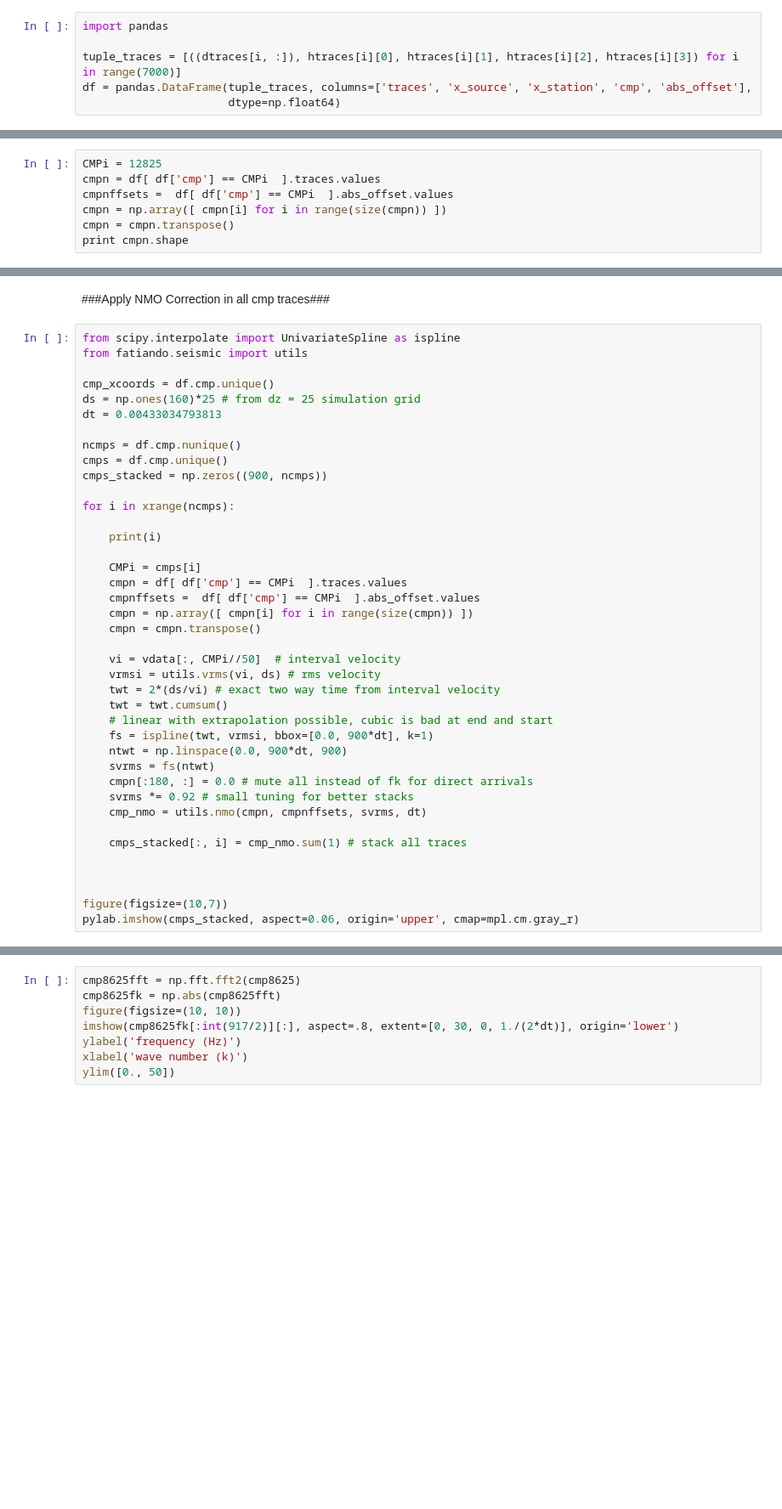
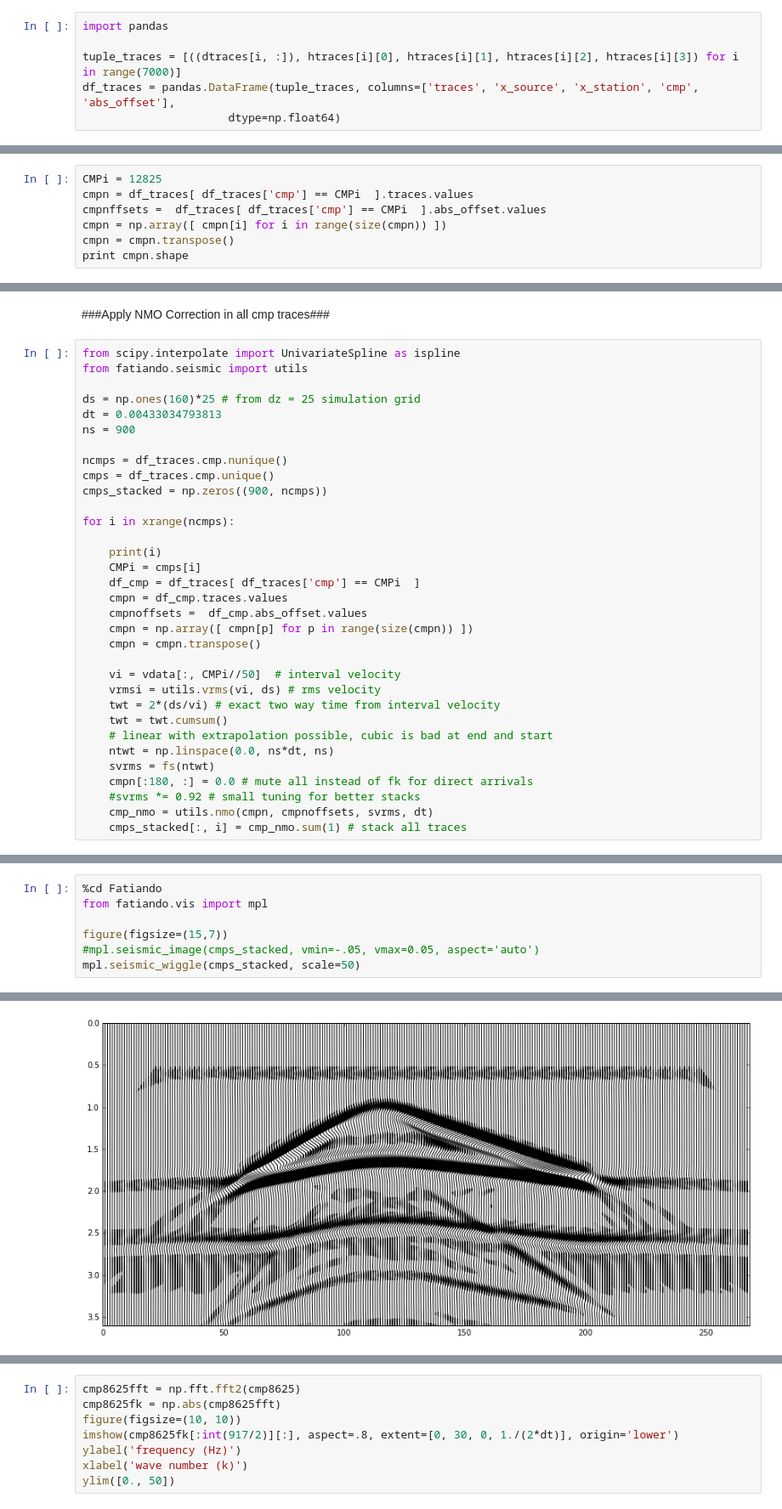
Before and after one commit to eusoubrasileiro/geonumerics, a Jupyter notebook: ipython_notebooks/Geonumerics - Nmo and Rms velocity.ipynb, the cells around one changed output, grey strips where cells are left out. Shown at 85% size. Drawn from its saved outputs; the diff is of its cells as text; blank space fills up the shorter version.

Commit message:
updated nmo with new syn data and code

```diff
--- a/ipython_notebooks/Geonumerics - Nmo and Rms velocity.ipynb
+++ b/ipython_notebooks/Geonumerics - Nmo and Rms velocity.ipynb
@@ -188,7 +188,7 @@ for i in xrange(100):
 import pandas
 
 tuple_traces = [((dtraces[i, :]), htraces[i][0], htraces[i][1], htraces[i][2], htraces[i][3]) for i in range(7000)]
-df = pandas.DataFrame(tuple_traces, columns=['traces', 'x_source', 'x_station', 'cmp', 'abs_offset'],
+df_traces = pandas.DataFrame(tuple_traces, columns=['traces', 'x_source', 'x_station', 'cmp', 'abs_offset'],
                       dtype=np.float64)
 # %% [markdown]
 ### Plotting Fold Histogram ###
@@ -221,8 +221,8 @@ print df.cmp.unique()[190:200]
 **Like CMP 12825 **
 # %%
 CMPi = 12825
-cmpn = df[ df['cmp'] == CMPi  ].traces.values
-cmpnffsets =  df[ df['cmp'] == CMPi  ].abs_offset.values
+cmpn = df_traces[ df_traces['cmp'] == CMPi  ].traces.values
+cmpnffsets =  df_traces[ df_traces['cmp'] == CMPi  ].abs_offset.values
 cmpn = np.array([ cmpn[i] for i in range(size(cmpn)) ])
 cmpn = cmpn.transpose()
 print cmpn.shape
@@ -366,22 +366,22 @@ mpl.seismic_image(cmpnmo, aspect='auto')
 from scipy.interpolate import UnivariateSpline as ispline
 from fatiando.seismic import utils
 
-cmp_xcoords = df.cmp.unique()
 ds = np.ones(160)*25 # from dz = 25 simulation grid
 dt = 0.00433034793813
+ns = 900
 
-ncmps = df.cmp.nunique()
-cmps = df.cmp.unique()
+ncmps = df_traces.cmp.nunique()
+cmps = df_traces.cmp.unique()
 cmps_stacked = np.zeros((900, ncmps))
 
 for i in xrange(ncmps):
 
     print(i)
-
     CMPi = cmps[i]
-    cmpn = df[ df['cmp'] == CMPi  ].traces.values
-    cmpnffsets =  df[ df['cmp'] == CMPi  ].abs_offset.values
-    cmpn = np.array([ cmpn[i] for i in range(size(cmpn)) ])
+    df_cmp = df_traces[ df_traces['cmp'] == CMPi  ]
+    cmpn = df_cmp.traces.values
+    cmpnoffsets =  df_cmp.abs_offset.values
+    cmpn = np.array([ cmpn[p] for p in range(size(cmpn)) ])
     cmpn = cmpn.transpose()
 
     vi = vdata[:, CMPi//50]  # interval velocity
@@ -389,16 +389,9 @@ for i in xrange(ncmps):
     twt = 2*(ds/vi) # exact two way time from interval velocity
     twt = twt.cumsum()
     # linear with extrapolation possible, cubic is bad at end and start
-    fs = ispline(twt, vrmsi, bbox=[0.0, 900*dt], k=1)
-    ntwt = np.linspace(0.0, 900*dt, 900)
+    ntwt = np.linspace(0.0, ns*dt, ns)
     svrms = fs(ntwt)
     cmpn[:180, :] = 0.0 # mute all instead of fk for direct arrivals
-    svrms *= 0.92 # small tuning for better stacks
-    cmp_nmo = utils.nmo(cmpn, cmpnffsets, svrms, dt)
-
+    #svrms *= 0.92 # small tuning for better stacks
+    cmp_nmo = utils.nmo(cmpn, cmpnoffsets, svrms, dt)
     cmps_stacked[:, i] = cmp_nmo.sum(1) # stack all traces
-
-
-
-figure(figsize=(10,7))
-pylab.imshow(cmps_stacked, aspect=0.06, origin='upper', cmap=mpl.cm.gray_r)
@@ -435,0 +398,8 @@ np.save('cmp_stacked',cmps_stacked)
+# %%
+%cd Fatiando
+from fatiando.vis import mpl
+
+figure(figsize=(15,7))
+#mpl.seismic_image(cmps_stacked, vmin=-.05, vmax=0.05, aspect='auto')
+mpl.seismic_wiggle(cmps_stacked, scale=50)
+# %% [output]
@@ -435,0 +408 @@ np.save('cmp_stacked',cmps_stacked)
+[figure, added]
```
Also changed, not shown: parts of 12 cells of this notebook.
